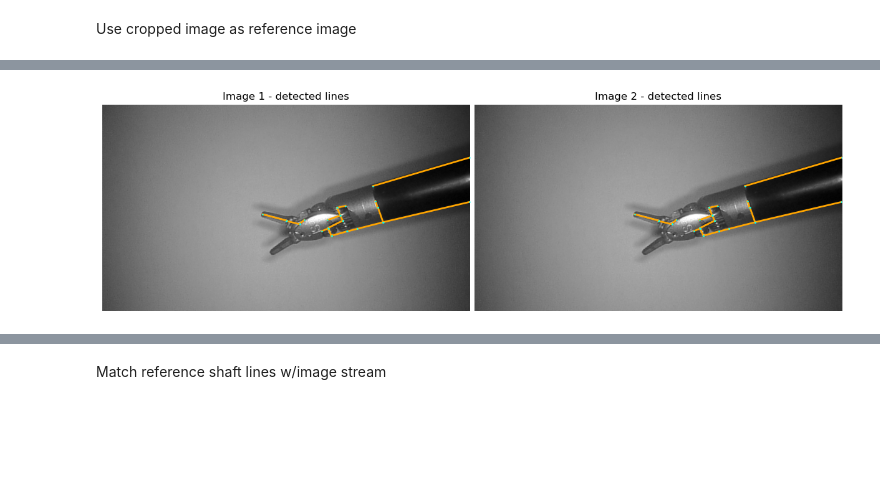
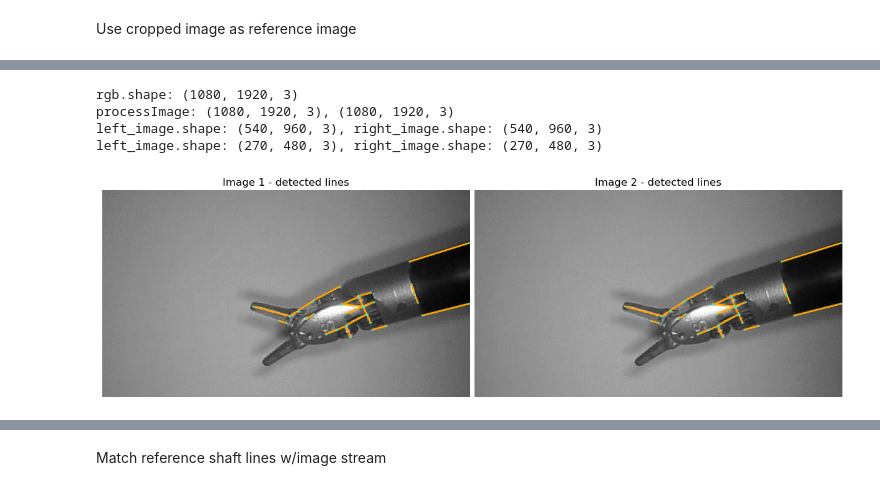
Before and after one commit to ucsdarclab/surgical_tool_tracking, a Jupyter notebook: kornia_dev/scratch.ipynb, the cells around one changed output, grey strips where cells are left out. Cells and saved outputs as stored; diff of their text form; code cells hidden in the pictures; blank space fills up the shorter version.

Commit message:
new ref images

```diff
--- a/kornia_dev/scratch.ipynb
+++ b/kornia_dev/scratch.ipynb
@@ -431,12 +342,37 @@ import kornia as K
 import kornia.feature as KF
 import torch
 from scipy.spatial import distance_matrix
+import time
+import os
+import sys
+
+from RobotLink_kornia import *
+from StereoCamera_kornia import *
+from ParticleFilter_kornia import *
+from probability_functions_kornia import *
+from utils_kornia import *
+
+# File inputs
+robot_file    = '../../journal_dataset/LND.json'
+camera_file   = '../../journal_dataset/camera_calibration.yaml'
+hand_eye_file = '../../journal_dataset/handeye.yaml'
+
 
 # load model
 sold2 = KF.SOLD2(pretrained=True, config=None)
 
+
+# image processing functions
+def raw_string_to_rgb(raw_string):
+    byte_string = raw_string[2:-1].encode('latin1')
+    escaped_string = byte_string.decode('unicode_escape')
+    byte_string = escaped_string.encode('latin1')
+    nparr = np.fromstring(byte_string, np.uint8)
+    rgb = nparr.reshape((1080, 1920, -1))
+    print('rgb.shape: {}'.format(rgb.shape))
+    return rgb
+
 # plotting functions
-
 def plot_images(imgs, titles=None, cmaps="gray", dpi=100, size=6, pad=0.5):
     """Plot a set of images horizontally.
     Args:
@@ -532,31 +468,35 @@ def plot_color_line_matches(lines, lw=2, indices=(0, 1)):
             )
             a.add_line(line)
 
+robot_arm = RobotLink(robot_file, use_dh_offset=False) # position / orientation in Meters
+crop_scale = np.load('crop_scale.npy') # array([ crop_height, crop_width])
+cam = StereoCamera(camera_file, rectify = True, crop_scale = crop_scale)
+
+# Load hand-eye transform
+# originally in M
+f = open(hand_eye_file)
+hand_eye_data = yaml.load(f, Loader=yaml.FullLoader)
+
+cam_T_b = np.eye(4)
+cam_T_b[:-1, -1] = np.array(hand_eye_data['PSM1_tvec'])/1000.0 # convert to mm
+cam_T_b[:-1, :-1] = axisAngleToRotationMatrix(hand_eye_data['PSM1_rvec'])
+
 # LEFT IMAGE
 # use cropped image as ref image
 ref_img = np.load('crop_ref_l.npy') # (crop_dims, 3) RGB uint8
 ref_img = K.image_to_tensor(ref_img).float() / 255.0 # [0, 1] torch.Size([3, crop_dims]) torch.float32
 ref_img = K.color.rgb_to_grayscale(ref_img) # [0, 1] torch.Size([1, crop_dims]) torch.float32
 
-crop_ref_dims = np.load('crop_ref_dims.npy') # array([ crop_height, crop_width])
-chunksize = 1 # lines in csv to read at a time
-count = 0
-for data in pd.read_csv('../../journal_dataset/stereo-left-image.csv', chunksize = chunksize):
-    for i in range((count * chunksize), len(data)):
-        raw_string = data['data'][i]
-        rgb = raw_string_to_rgb(raw_string = raw_string) # 1080 x 1920 x 3 (RGB) uint8 ndarray [0 255]
-        new_img, _ = cam.processImage(rgb, rgb)
-        #new_img, y_offset, x_offset = center_crop(rgb, crop_ref_dims) # crop_dims x 3 (RGB) uint8 ndarray [0 255]
-        new_img = K.image_to_tensor(new_img).float() / 255.0  # [0, 1] [3, crop_dims] float32
-        new_img = K.color.rgb_to_grayscale(new_img) # [0, 1] [1, crop_dims] float32
-        imgs = torch.stack([ref_img, new_img], )
-        with torch.inference_mode():
-            outputs = sold2(imgs)
-        if (i >= 1):
-            break
-    if (count >= 1):
-        break
-    count += 1
+data = pd.read_csv('../../journal_dataset/stereo-left-image.csv', nrows = 1)
+raw_string = data['data'][0]
+rgb = raw_string_to_rgb(raw_string = raw_string) # 1080 x 1920 x 3 (RGB) uint8 ndarray [0 255]
+new_img, _ = cam.processImage(rgb, rgb, crop_scale = crop_scale)
+#new_img, y_offset, x_offset = center_crop(rgb, crop_ref_dims) # crop_dims x 3 (RGB) uint8 ndarray [0 255]
+new_img = K.image_to_tensor(new_img).float() / 255.0  # [0, 1] [3, crop_dims] float32
+new_img = K.color.rgb_to_grayscale(new_img) # [0, 1] [1, crop_dims] float32
+imgs = torch.stack([ref_img, new_img], )
+with torch.inference_mode():
+    outputs = sold2(imgs)
 
 # get line segments
 line_seg1 = outputs["line_segments"][0]
@@ -578,2 +529,6 @@ left_image.shape: (404, 720, 3), right_image.shape: (404, 720, 3)
+rgb.shape: (1080, 1920, 3)
+processImage: (1080, 1920, 3), (1080, 1920, 3)
+left_image.shape: (540, 960, 3), right_image.shape: (540, 960, 3)
+left_image.shape: (270, 480, 3), right_image.shape: (270, 480, 3)
-[figure, old version]
+[figure, new version]
 # %%
```
Also changed, not shown: parts of 11 cells of this notebook, 8 other files.
